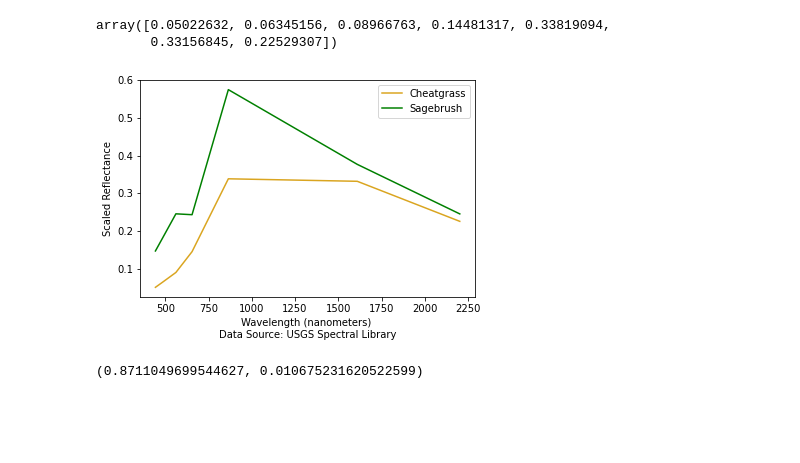
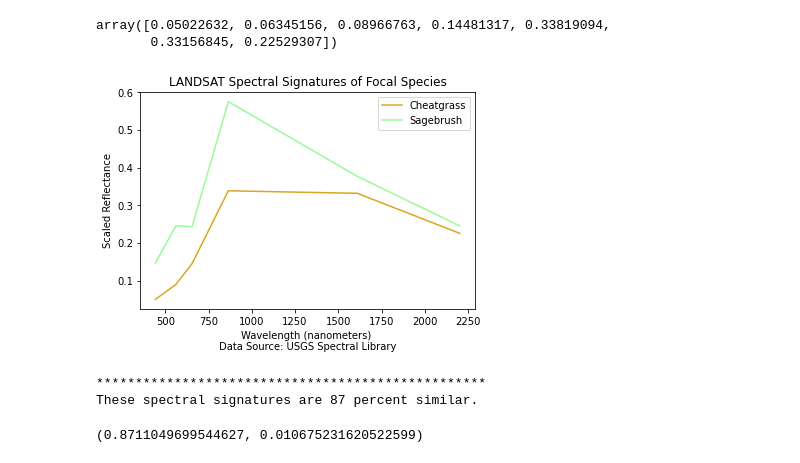
Before and after one commit to sarahmjaffe/sagebrush-ecosystem-modeling-with-landsat8, a Jupyter notebook: notebooks/Unsupervised-Spectral-Unmixing.ipynb, the cells around one changed output. Saved outputs shown, nothing was run; the diff lists cells and outputs as text; code cells hidden in the pictures; blank space fills up the shorter version.

Commit message:
Updated plot formatting for hyperspectral comparison

```diff
--- a/notebooks/Unsupervised-Spectral-Unmixing.ipynb
+++ b/notebooks/Unsupervised-Spectral-Unmixing.ipynb
@@ -72,18 +72,25 @@ array([0.05022632, 0.06345156, 0.08966763, 0.14481317, 0.33819094,
 # %%
 # Plot sagebrush and cheatgrass spectral signatures
 fig, ax = plt.subplots()
 ax.plot(wavelengths_arr, cheatgrass_wave,
         color='goldenrod', label='Cheatgrass')
 ax.plot(wavelengths_arr, sagebrush_wave,
-        color='green', label='Sagebrush')
+        color='palegreen', label='Sagebrush')
 ax.set_xlabel('Wavelength (nanometers) \n'
               'Data Source: USGS Spectral Library',
                fontsize=10)
+ax.set_title('LANDSAT Spectral Signatures of Focal Species')
 ax.set_ylabel('Scaled Reflectance')
 plt.legend()
 plt.show()
+print('**************************************************')
+print('These spectral signatures are',
+      int(pearsonr(cheatgrass_wave,sagebrush_wave)[0]*100),
+      'percent similar.')
 # %% [output]
-[figure, old version]
+[figure, new version]
+**************************************************
+These spectral signatures are 87 percent similar.
 # %%
 # Compare the differences between signatures (score, p-value)
 pearsonr(cheatgrass_wave, sagebrush_wave)
```
Also changed, not shown: parts of 1 cell of this notebook.
